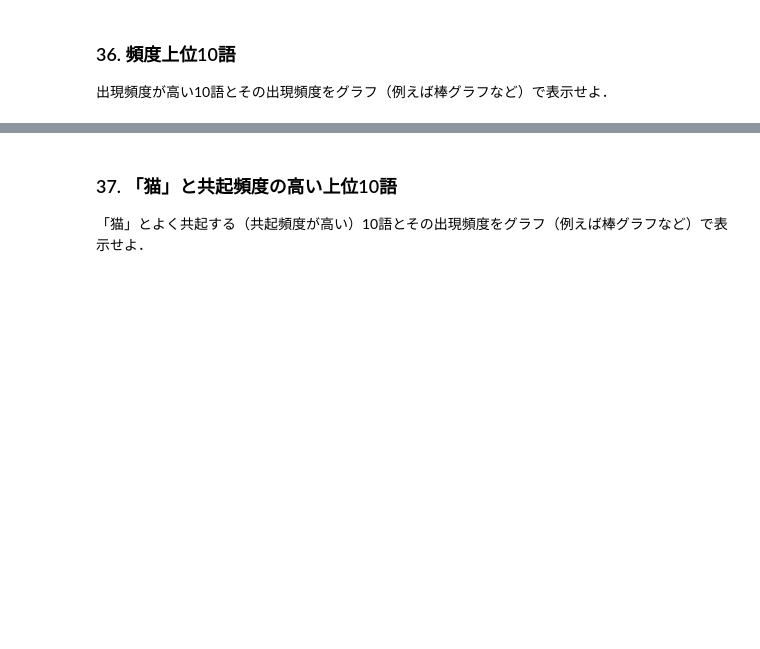
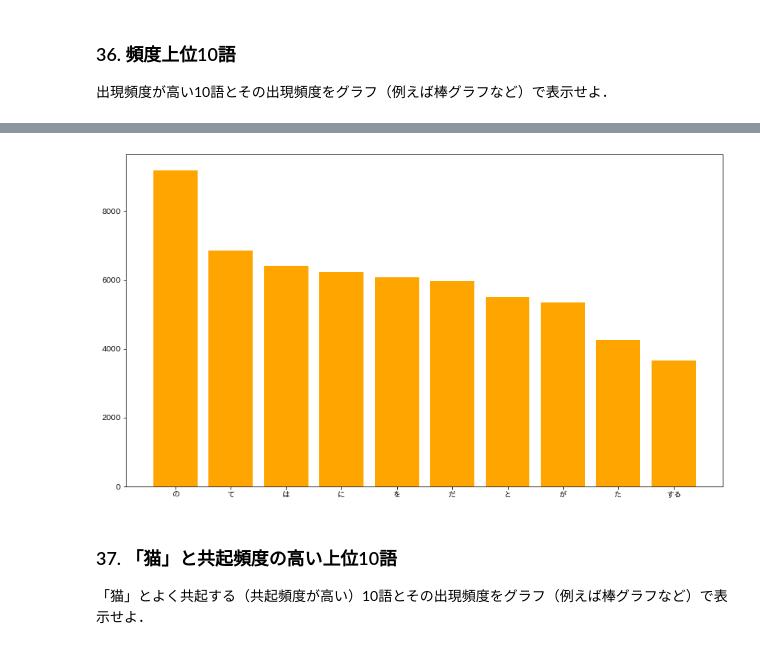
Before and after one commit to 223mle/NLP-100knocks, a Jupyter notebook: ch04.ipynb, the cells around one changed output, grey strips where cells are left out. Drawn from its saved outputs; the diff is of its cells as text; code cells hidden in the pictures; blank space fills up the shorter version.

```diff
--- a/ch04.ipynb
+++ b/ch04.ipynb
@@ -22,3 +143,27 @@ print('Hello Google Colab')
 # %% [markdown]
 ### 34. 名詞の連接
 名詞の連接（連続して出現する名詞）を最長一致で抽出せよ．
+# %%
+concat_noun = []
+noun_num = 0
+nouns = []
+for morphs in sentences:
+    for i in range(len(morphs)):
+        if morphs[i]['pos']!='名詞':
+            if noun_num>=2:
+                concat_noun.append(nouns)
+                noun_num = 0
+                nouns = []
+            else:
+                noun_num = 0
+                nouns = []
+        if morphs[i]['pos']=='名詞':
+            nouns.append(morphs[i]['surface'])
+            noun_num += 1
+max_concat_num = 0
+for i in range(len(concat_noun)):
+    max_concat_num = max(max_concat_num, len(concat_noun[i]))
+
+print(f'連接されている名詞の数： {len(concat_noun)}')
+print(f'一番長い連接数: {max_concat_num}')
+print(*concat_noun[:10], sep='\n')
@@ -27,0 +188,9 @@ print('Hello Google Colab')
+# %%
+from collections import defaultdict
+freq_of_apper = defaultdict(int)
+for morphs in sentences:
+    for morph in morphs:
+        if morph['pos']!='記号':
+            freq_of_apper[morph['base']] += 1
+freq_of_apper = sorted(freq_of_apper.items(), key=lambda x:x[1], reverse=True)
+print(*freq_of_apper[:10], sep='\n')
@@ -31,3 +234,11 @@ print('Hello Google Colab')
+# %%
+freq_word = [word[0] for word in freq_of_apper[:10]]
+freq_num =  [word[1] for word in freq_of_apper[:10]]
+plt.figure(figsize=(14, 8))
+plt.bar(freq_word, freq_num, color='orange')
+plt.show()
+# %% [output]
+[figure, added]
 # %% [markdown]
 ### 37. 「猫」と共起頻度の高い上位10語
 「猫」とよく共起する（共起頻度が高い）10語とその出現頻度をグラフ（例えば棒グラフなど）で表示せよ．
```
Also changed, not shown: parts of 16 cells of this notebook.
